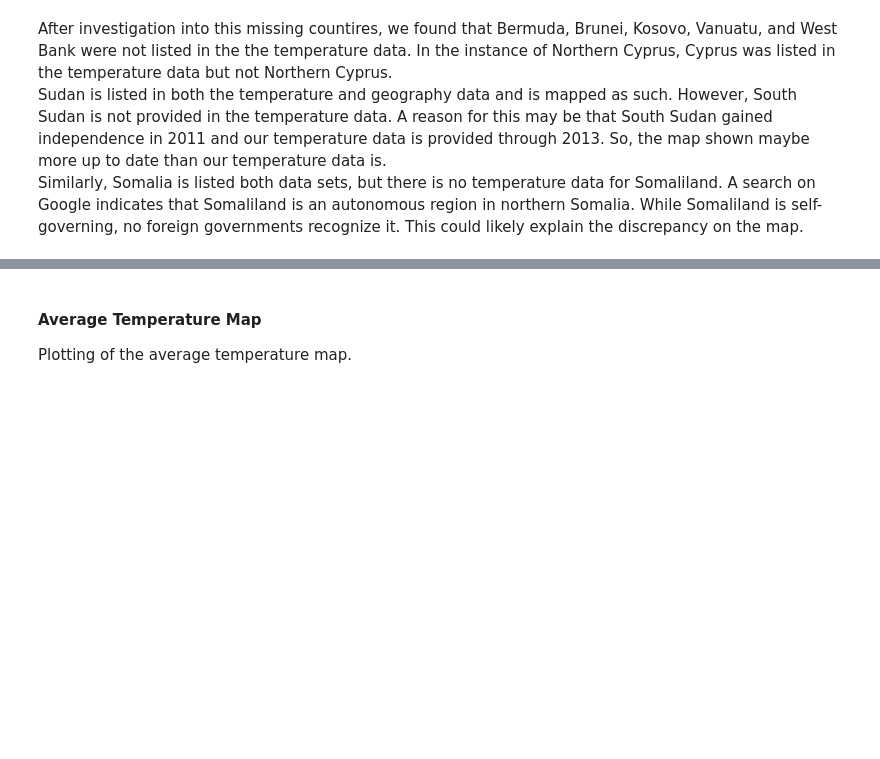
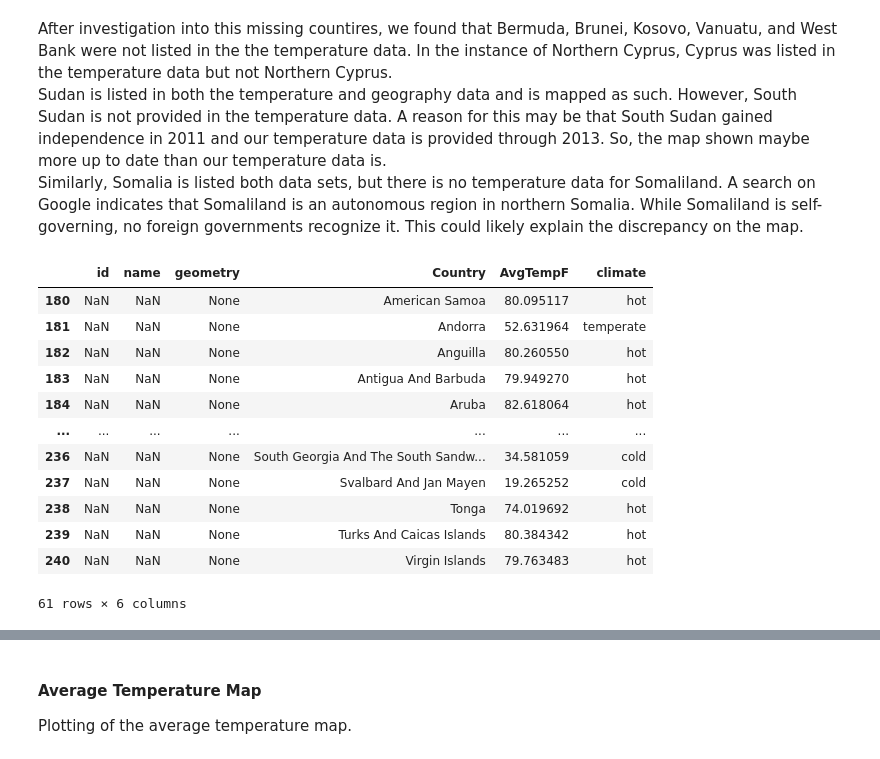
Before and after one commit to speedytmark/Draft_Project, a Jupyter notebook: Temperature.ipynb, the cells around one changed output, grey strips where cells are left out. Saved outputs shown, nothing was run; the diff lists cells and outputs as text; code cells hidden in the pictures; blank space fills up the shorter version.

```diff
--- a/Temperature.ipynb
+++ b/Temperature.ipynb
@@ -570,3 +562,19 @@ countries_df_cleaned[countries_df_cleaned['climate'].isnull()]
 After investigation into this missing countires, we found that Bermuda, Brunei, Kosovo, Vanuatu, and West Bank were not listed in the the temperature data. In the instance of Northern Cyprus, Cyprus was listed in the temperature data but not Northern Cyprus.
 Sudan is listed in both the temperature and geography data and is mapped as such. However, South Sudan is not provided in the temperature data. A reason for this may be that South Sudan gained independence in 2011 and our temperature data is provided through 2013. So, the map shown maybe more up to date than our temperature data is.
 Similarly, Somalia is listed both data sets, but there is no temperature data for Somaliland. A search on Google indicates that Somaliland is an autonomous region in northern Somalia. While Somaliland is self-governing, no foreign governments recognize it. This could likely explain the discrepancy on the map.
+# %%
+countries_df_cleaned[countries_df_cleaned['geometry'].isnull()]
+# %% [output]
+|  | id | name | geometry | Country | AvgTempF | climate |
+| 180 | NaN | NaN | None | American Samoa | 80.095117 | hot |
+| 181 | NaN | NaN | None | Andorra | 52.631964 | temperate |
+| 182 | NaN | NaN | None | Anguilla | 80.260550 | hot |
+| 183 | NaN | NaN | None | Antigua And Barbuda | 79.949270 | hot |
+| 184 | NaN | NaN | None | Aruba | 82.618064 | hot |
+| ... | ... | ... | ... | ... | ... | ... |
+| 236 | NaN | NaN | None | South Georgia And The South Sandw... | 34.581059 | cold |
+| 237 | NaN | NaN | None | Svalbard And Jan Mayen | 19.265252 | cold |
+| 238 | NaN | NaN | None | Tonga | 74.019692 | hot |
+| 239 | NaN | NaN | None | Turks And Caicas Islands | 80.384342 | hot |
+| 240 | NaN | NaN | None | Virgin Islands | 79.763483 | hot |
+61 rows × 6 columns
```
Also changed, not shown: parts of 6 cells of this notebook.
